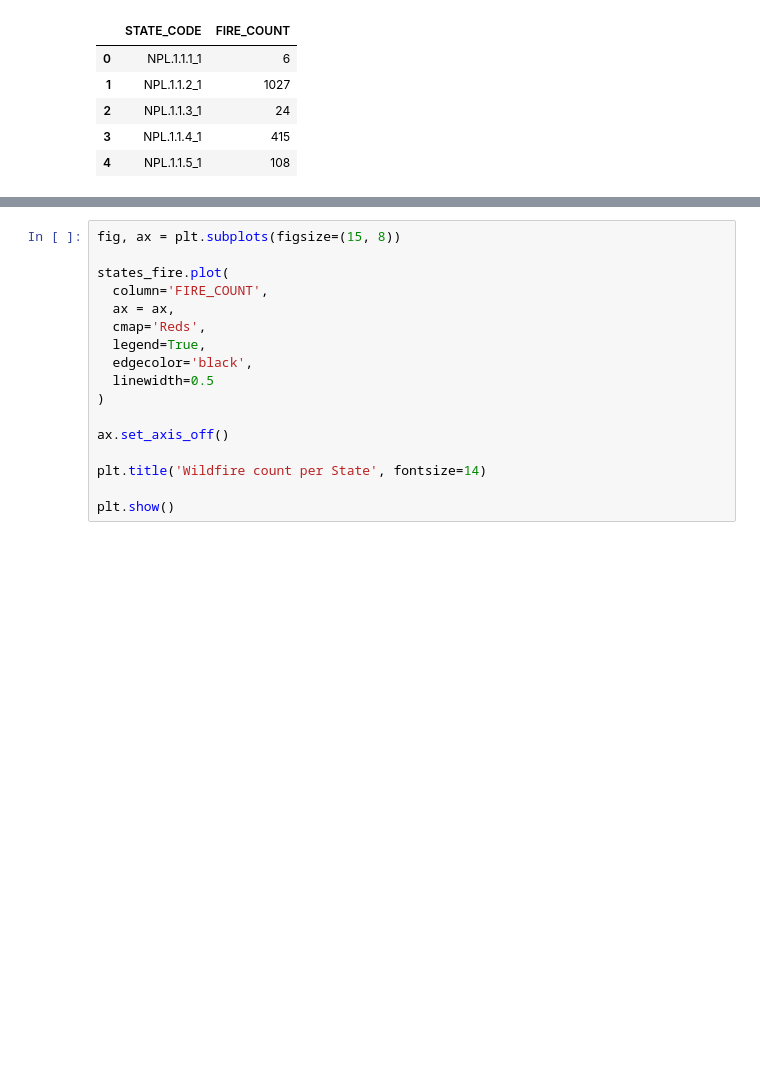
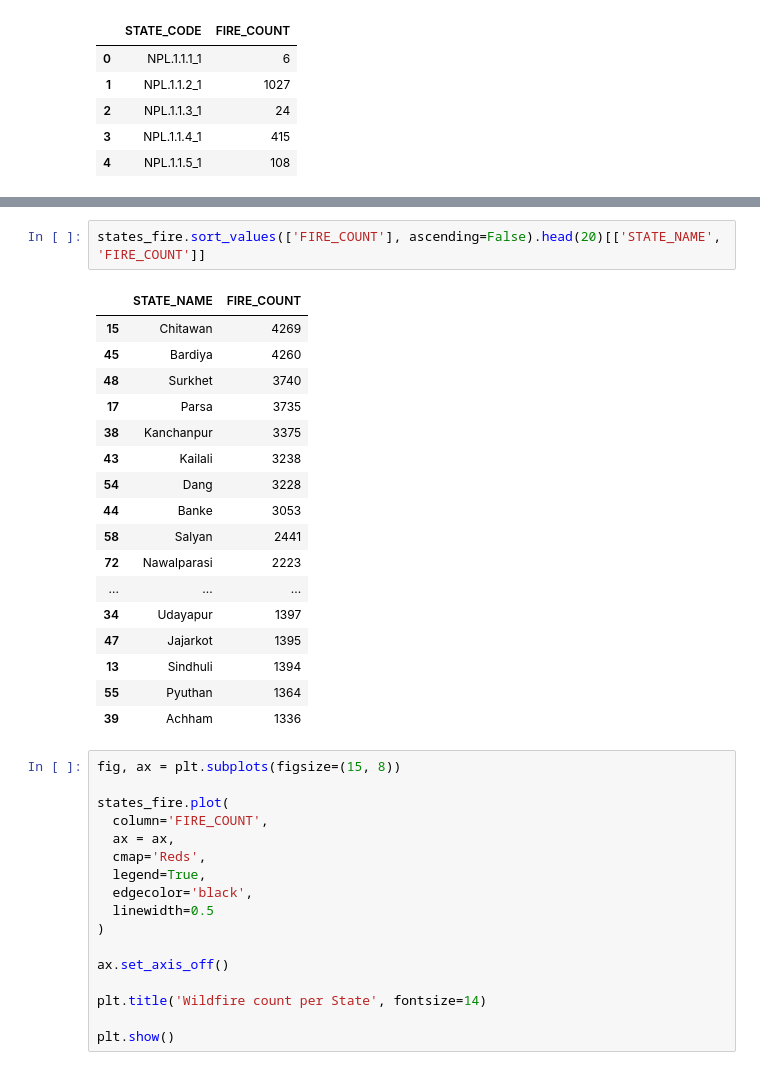
Before and after one commit to shrestha-rujal/nepal-wildfire, a Jupyter notebook: src/wildfire_state_counts.ipynb, the cells around one changed output, grey strips where cells are left out. Drawn from its saved outputs; the diff is of its cells as text; blank space fills up the shorter version.

```diff
--- a/src/wildfire_state_counts.ipynb
+++ b/src/wildfire_state_counts.ipynb
@@ -151,6 +152,26 @@ states_fire.head()
 | 2 | NPL.1.1.3_1 | NPL.1_1 | Central | NPL.1.1_1 | Bagmati | Kathmandu | District | ... |
 | 3 | NPL.1.1.4_1 | NPL.1_1 | Central | NPL.1.1_1 | Bagmati | Kavrepalanchok | District | ... |
 | 4 | NPL.1.1.5_1 | NPL.1_1 | Central | NPL.1.1_1 | Bagmati | Lalitpur | District | ... |
+# %%
+states_fire.sort_values(['FIRE_COUNT'], ascending=False).head(20)[['STATE_NAME', 'FIRE_COUNT']]
+# %% [output]
+|  | STATE_NAME | FIRE_COUNT |
+| 15 | Chitawan | 4269 |
+| 45 | Bardiya | 4260 |
+| 48 | Surkhet | 3740 |
+| 17 | Parsa | 3735 |
+| 38 | Kanchanpur | 3375 |
+| 43 | Kailali | 3238 |
+| 54 | Dang | 3228 |
+| 44 | Banke | 3053 |
+| 58 | Salyan | 2441 |
+| 72 | Nawalparasi | 2223 |
+| ... | ... | ... |
+| 34 | Udayapur | 1397 |
+| 47 | Jajarkot | 1395 |
+| 13 | Sindhuli | 1394 |
+| 55 | Pyuthan | 1364 |
+| 39 | Achham | 1336 |
 # %%
 fig, ax = plt.subplots(figsize=(15, 8))
 
```
Also changed, not shown: parts of 3 cells of this notebook.
